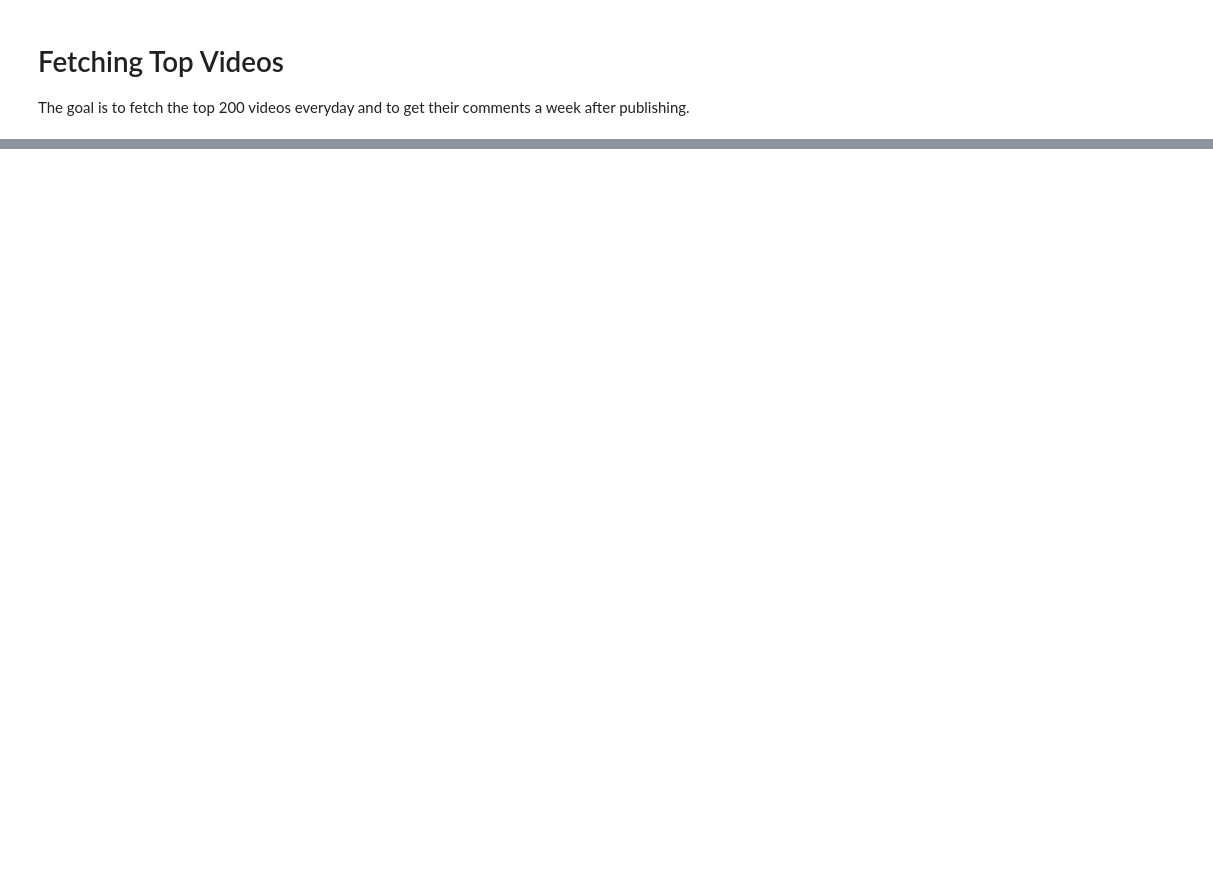
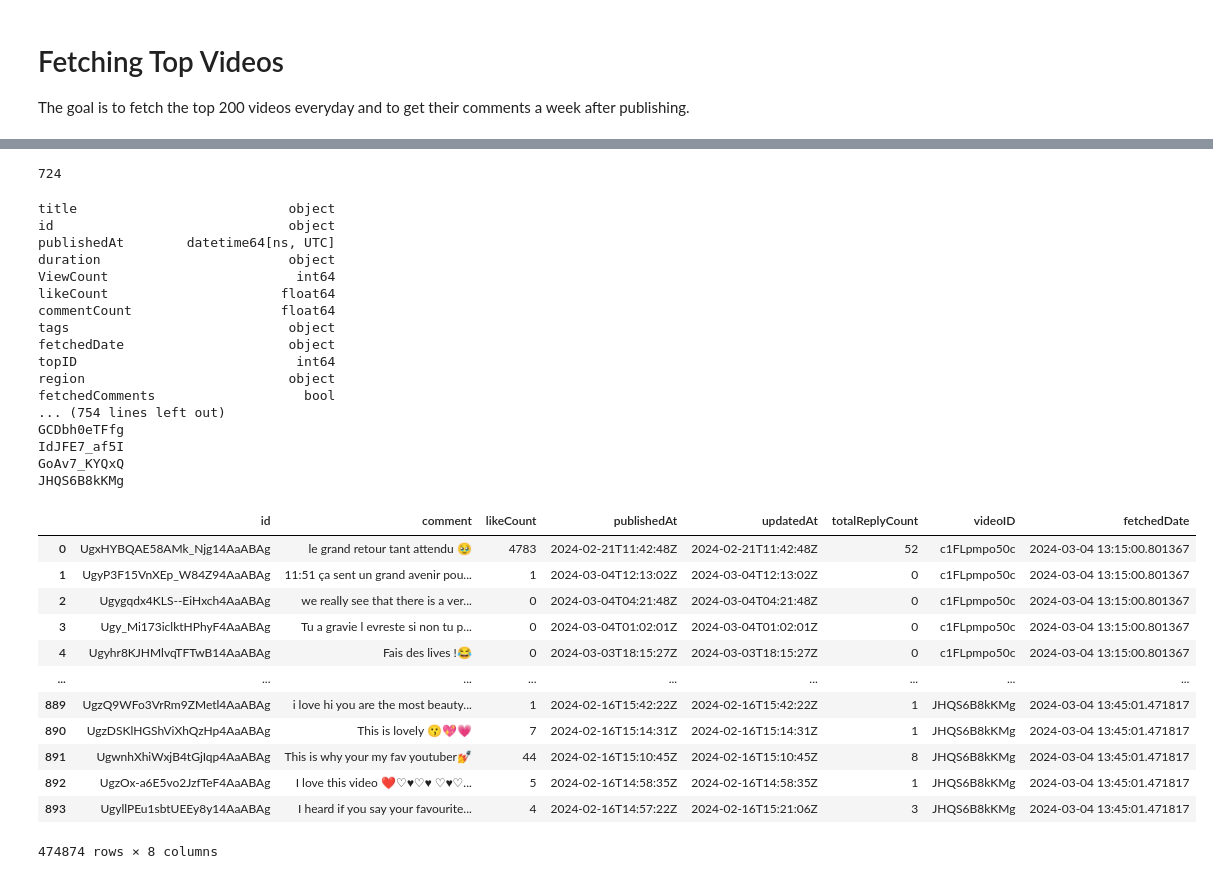
Before and after one commit to Myst4ke/yt-comment-analysis, a Jupyter notebook: main.ipynb, the cells around one changed output, grey strips where cells are left out. Saved outputs shown, nothing was run; the diff lists cells and outputs as text; code cells hidden in the pictures; blank space fills up the shorter version.

```diff
--- a/main.ipynb
+++ b/main.ipynb
@@ -306,3 +348,16 @@ json_toDF('db/topVideos.json')
+# %%
+idlist = com['videoID'].drop_duplicates().values
+print(len(idlist))
+df.loc[df['id'].isin(idlist),'fetchedComments'] = True
+df.to_csv('db/dailyTop200.csv', index=False)
+# df
+# df[df['topID'] == 1].sort_values(by=['ViewCount', 'likeCount'], ascending=False)
+# vals = df[df['id'] == 'tWYsfOSY9vY'][['title','ViewCount', 'likeCount']].drop_duplicates().values
+# for title,view,like in vals:
+#     print(f'One every {round(view/like)} person droped a like on `{title}`')
+# df[df['id'] == '_9u4sYHcR7A'][['topID', 'region', 'fetchedDate']]
+# %% [output]
+724
 # %%
 def push_top_vids(topvidsFile:str, regions:list[str], minElapsedTime:int)-> None:
     """ Fetch top 200 vids per region (per <minElapsedTime>) and push in json <topvidsFile> """
@@ -332,27 +387,58 @@ push_top_vids('db/dailyTop200.csv', ['FR', 'US'], 24)
 # %%
 def fetch_topVids_comments(topvidsFile:str, minElapsedCommentsTime:int, maxComments:int = 1000) -> None:
     today = datetime.today()
     try:
         df = pd.read_csv(topvidsFile)
     except pd.errors.EmptyDataError:
         df = pd.DataFrame()
     df['publishedAt'] = pd.to_datetime(df['publishedAt'], format='ISO8601')
 
     print(df.dtypes)
     print(df.shape)
 
     uniqueID = df.drop_duplicates(['id'])
     uniqueID = uniqueID[uniqueID['fetchedComments'] == False]
     id_list = list(uniqueID['id'])
 
     comments = pd.DataFrame()
     for id in id_list:
         if (pd.to_datetime(today) - uniqueID.loc[uniqueID['id'] == id, 'publishedAt'].values[0]).days >= minElapsedCommentsTime:
             print(id)
             comments = pd.concat([comments, get_video_commentThreads(youtube, id, maxComments)])
             df.loc[df['id'] == id, 'fetchedComments'] = True
-
+    comments.to_csv('db/comments.csv')
     return comments
 
 
 fetch_topVids_comments('db/dailyTop200.csv', 7, 1000)
+# %% [output]
+title                           object
+id                              object
+publishedAt        datetime64[ns, UTC]
+duration                        object
+ViewCount                        int64
+likeCount                      float64
+commentCount                   float64
+tags                            object
+fetchedDate                     object
+topID                            int64
+region                          object
+fetchedComments                   bool
+... (754 lines left out)
+GCDbh0eTFfg
+IdJFE7_af5I
+GoAv7_KYQxQ
+JHQS6B8kKMg
+|  | id | comment | likeCount | publishedAt | updatedAt | totalReplyCount | videoID | fetchedDate |
+| 0 | UgxHYBQAE58AMk_Njg14AaABAg | le grand retour tant attendu 🥹 | 4783 | 2024-02-21T11:42:48Z | 2024-02-21T11:42:48Z | 52 | c1FLpmpo50c | 2024-03-04 13:15:00.801367 |
+| 1 | UgyP3F15VnXEp_W84Z94AaABAg | 11:51 ça sent un grand avenir pou... | 1 | 2024-03-04T12:13:02Z | 2024-03-04T12:13:02Z | 0 | c1FLpmpo50c | 2024-03-04 13:15:00.801367 |
+| 2 | Ugygqdx4KLS--EiHxch4AaABAg | we really see that there is a ver... | 0 | 2024-03-04T04:21:48Z | 2024-03-04T04:21:48Z | 0 | c1FLpmpo50c | 2024-03-04 13:15:00.801367 |
+| 3 | Ugy_Mi173iclktHPhyF4AaABAg | Tu a gravie l evreste si non tu p... | 0 | 2024-03-04T01:02:01Z | 2024-03-04T01:02:01Z | 0 | c1FLpmpo50c | 2024-03-04 13:15:00.801367 |
+| 4 | Ugyhr8KJHMlvqTFTwB14AaABAg | Fais des lives !😂 | 0 | 2024-03-03T18:15:27Z | 2024-03-03T18:15:27Z | 0 | c1FLpmpo50c | 2024-03-04 13:15:00.801367 |
+| ... | ... | ... | ... | ... | ... | ... | ... | ... |
+| 889 | UgzQ9WFo3VrRm9ZMetl4AaABAg | i love hi you are the most beauty... | 1 | 2024-02-16T15:42:22Z | 2024-02-16T15:42:22Z | 1 | JHQS6B8kKMg | 2024-03-04 13:45:01.471817 |
+| 890 | UgzDSKlHGShViXhQzHp4AaABAg | This is lovely 😗💖💗 | 7 | 2024-02-16T15:14:31Z | 2024-02-16T15:14:31Z | 1 | JHQS6B8kKMg | 2024-03-04 13:45:01.471817 |
+| 891 | UgwnhXhiWxjB4tGjIqp4AaABAg | This is why your my fav youtuber💅 | 44 | 2024-02-16T15:10:45Z | 2024-02-16T15:10:45Z | 8 | JHQS6B8kKMg | 2024-03-04 13:45:01.471817 |
+| 892 | UgzOx-a6E5vo2JzfTeF4AaABAg | I love this video ❤♡︎♥︎♡︎♥︎ ♡︎♥︎♡... | 5 | 2024-02-16T14:58:35Z | 2024-02-16T14:58:35Z | 1 | JHQS6B8kKMg | 2024-03-04 13:45:01.471817 |
+| 893 | UgyllPEu1sbtUEEy8y14AaABAg | I heard if you say your favourite... | 4 | 2024-02-16T14:57:22Z | 2024-02-16T15:21:06Z | 3 | JHQS6B8kKMg | 2024-03-04 13:45:01.471817 |
+474874 rows × 8 columns
```
Also changed, not shown: parts of 7 cells of this notebook.
